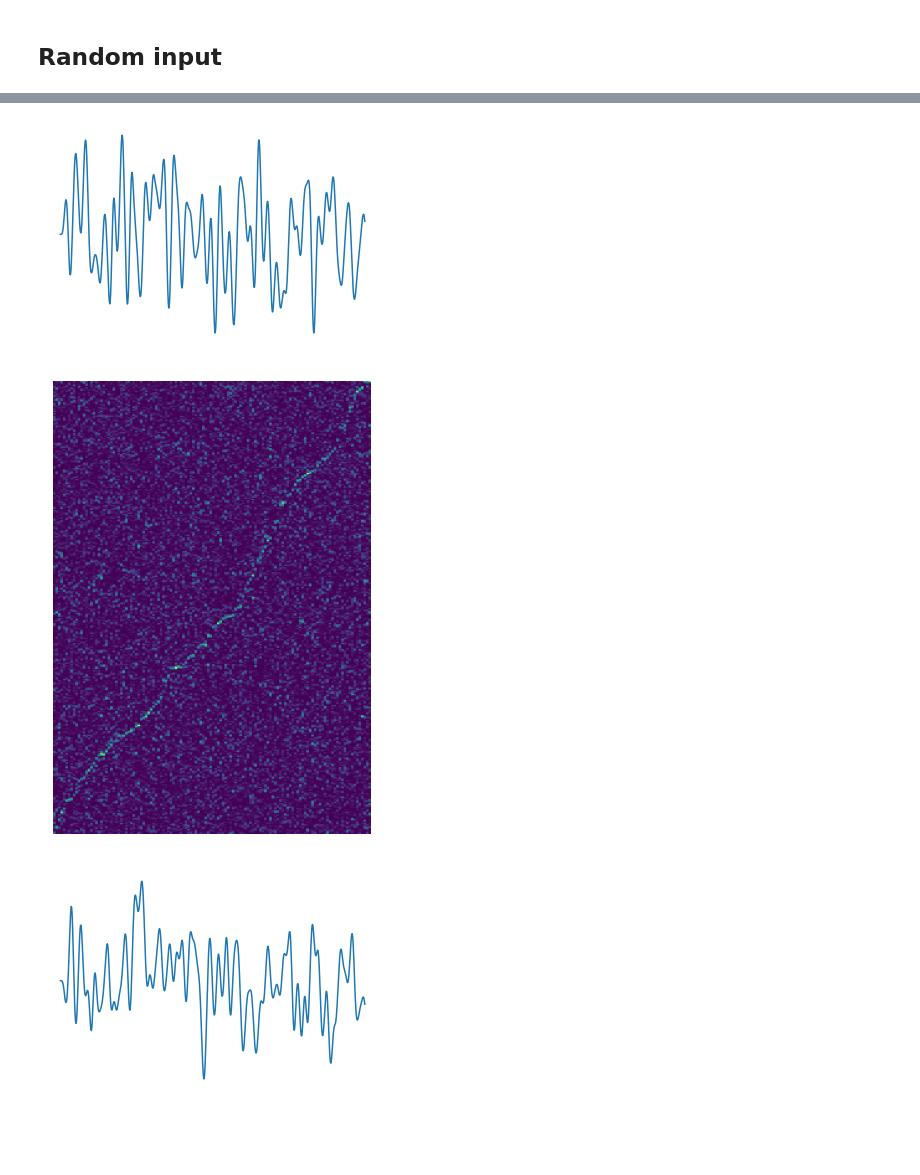
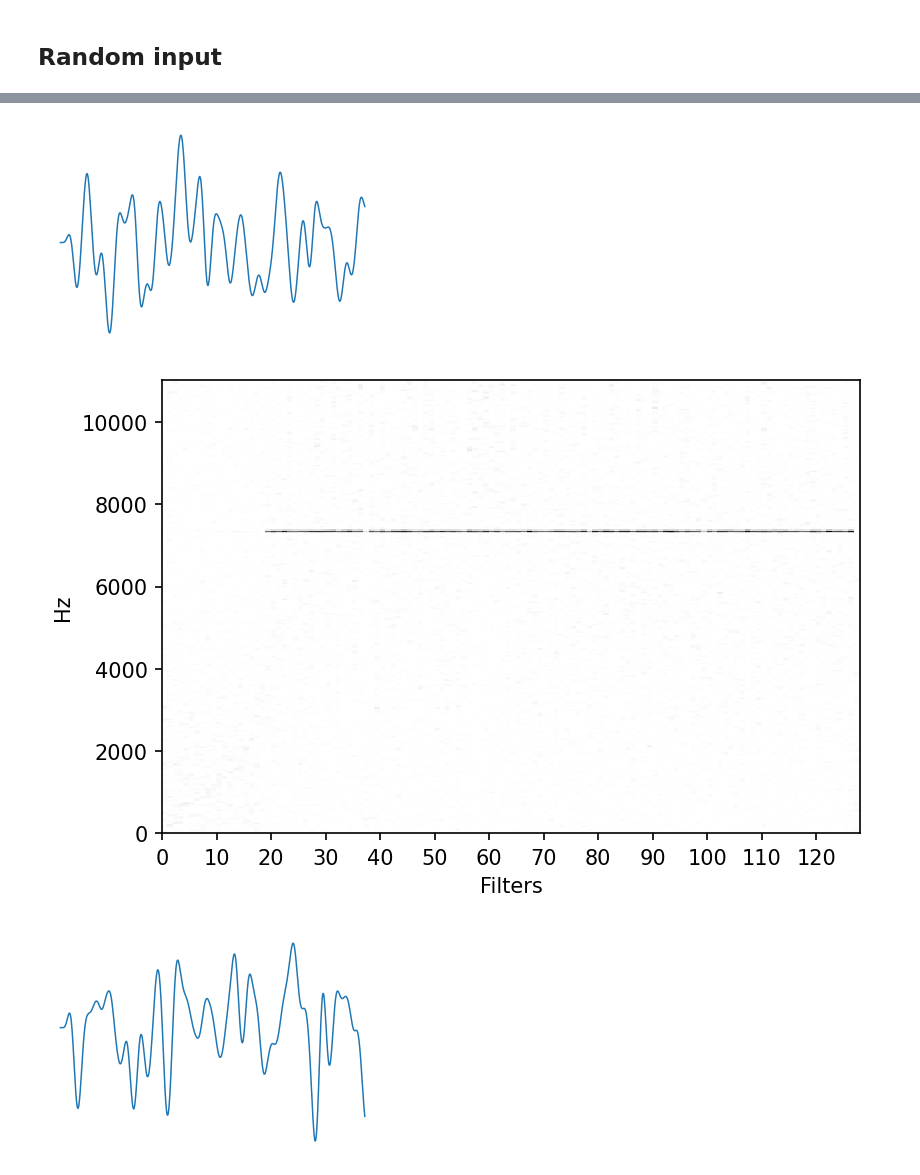
Before and after one commit to Spijkervet/CLMR, a Jupyter notebook: filters.ipynb, the cells around one changed output, grey strips where cells are left out. Drawn from its saved outputs; the diff is of its cells as text; code cells hidden in the pictures; blank space fills up the shorter version.

Commit message:
Updated filter vis
Former-commit-id: 0d0d262b643daa3437ce3f3eecdc61856f581fd3

```diff
--- a/filters.ipynb
+++ b/filters.ipynb
@@ -23,7 +25,7 @@ args.mlp = 0
 args = load_context_config(args)
 args.reload = True
 # %%
-args.lin_eval = False  # first, pre-train, after that, lin. evaluation
+args.lin_eval = True  # first, pre-train, after that, lin. evaluation
 args.n_gpu = torch.cuda.device_count()
 args.device = torch.device("cuda:0" if torch.cuda.is_available() else "cpu")
 args.at_least_one_pos = False
@@ -45,5 +45,5 @@ Num tracks: 1129
 # %%
-model, optimizer, scheduler = load_model(
+model, _, scheduler = load_model(
     args, reload_model=args.reload, name=args.model_name
 )
 
@@ -115,7 +116,9 @@ class SaveFeatures():
         self.args = args
         self.hook = module.register_forward_hook(self.hook_fn)
     def hook_fn(self, module, input, output):
-        self.features = output.detach().clone().requires_grad_(True).to(self.args.device)
+        # .detach().clone().requires_grad_(True).
+#         self.features = output.to(self.args.device)
+        self.features = torch.tensor(output, requires_grad=True, device=args.device)
     def close(self):
         self.hook.remove()
 
@@ -129,7 +132,7 @@ class FilterVisualizer():
         activations = SaveFeatures(self.args, self.model._modules.get(layer)[2])  # register hook
         optimizer = torch.optim.Adam([x], lr=lr)
         for n in range(opt_steps):
-            optimizer.zero_grad() # Reset the gradients
+#             optimizer.zero_grad() # Reset the gradients
             self.model(x)
             loss = -activations.features[0, filter_idx].mean()
             loss.backward() # calculate the gradients of the pixel values with loss.backward()
@@ -169,58 +249,60 @@ filters = [128, 128, 128, 256, 256, 256]
 num_layers = len(filter_model)
 
 vs = FilterVisualizer(args, filter_model)
-for idx, layer in enumerate(range(num_layers)):
+for idx, layer_idx in enumerate(range(num_layers)):
 
     num_filters = filters[idx]
     repetition = int((fftsize/2+1)/num_filters)
 
     fftzed = np.zeros((num_filters, int(fftsize/2+1)))
     for filter_idx in range(0, num_filters):
+        # initialize optimization for layer and filter index
+        vis = CNNAudioVisualisation(filter_model, layer_idx, filter_idx, args.device)
 
-#         input_audio = np.random.random((1, 1, sample_length))
-#         input_audio = (input_audio - 0.5) * 0.03 #1.8
-        input_audio = np.random.uniform(-0.005, 0.005, (1, 1, sample_length))
-        input_audio = torch.from_numpy(input_audio).float().to(args.device)
+        # optimize with randomly generaetd waveform of segment length
+        vis.visualise_layer_with_hooks(sample_length)
+        created_audio = vis.created_wavefrom
 
-#         input_audio = train_loader.dataset.normalise_audio(input_audio)
-        input_audio.requires_grad = True
-
-
-        output = vs.visualize(input_audio, str(layer), filter_idx-1, opt_steps=18)
-        sample = tensor_to_audio_sig(output.detach())
+        sample = tensor_to_audio_sig(created_audio)
         sample = sample - np.mean(sample) # remove dc
 
         # only save the last one to save space
         if filter_idx == num_filters-1:
             plt.clf()
             # low-pass sample to get dominant frequencies
             lowpass_sample = butter_lowpass_filter(sample, 600, args.sample_rate, order=6)
             plt.plot(lowpass_sample)
             plt.axis('off')
-            plt.savefig(f"media/filters_waveform/{layer}_{filter_idx}.png")
+            plt.savefig(f"./media/filters/waveform_{layer_idx}_{filter_idx}.png")
 
-        S = librosa.core.stft(sample,n_fft=fftsize,hop_length=fftsize,win_length=fftsize)
-        X = np.square(np.absolute(S))
-        log_S = np.log10(1+10*X)
-#         print(log_S.shape)
-        log_S = np.squeeze(log_S.astype(np.float32))
-        fftzed[filter_idx] = log_S
+
+        S = librosa.core.stft(sample, n_fft=fftsize, hop_length=fftsize, win_length=fftsize, center=False, window='hamming', dtype=np.complex256)
+
+        # Calculate the spectrogram as the square of the complex magnitude of the STFT
+        S = np.square(np.absolute(S))
+#         log_S = librosa.power_to_db(S, ref=np.max)
+#         log_S = np.log10(1+10*X)
+        fftzed[filter_idx] = np.squeeze(S.astype(np.float32)) # log_S
 
 
     argmaxed = np.argmax(fftzed, axis=1)
     sort_idx = np.argsort(argmaxed)
     sorted_fft = fftzed[sort_idx,:]
-    sorted_fft = np.repeat(sorted_fft, repetition, axis=0)
-#     sorted_fft = np.flip(sorted_fft)
 
     plt.figure(dpi=150)
     plt.clf()
-    plt.imshow(sorted_fft.T, cmap=plt.get_cmap("viridis"))
-    plt.gca().invert_yaxis()
-    plt.axis("off")
-    plt.savefig(f"media/filters_spectrum/{layer}.png")
+    sorted_fft = np.repeat(sorted_fft, repetition, axis=0)
+    librosa.display.specshow(sorted_fft.T, cmap='gray_r', y_axis="linear") # log
+
+
+#     plt.imshow(sorted_fft.T, cmap=plt.get_cmap("viridis"))
+#     plt.gca().invert_yaxis()
+#     plt.axis("off")
+    plt.xticks(np.arange(0, num_filters*repetition, 20), [int(x/repetition) for x in np.arange(0, num_filters*repetition, 20)])
+    plt.xlabel("Filters")
+    plt.savefig(f"media/filters_spectrum/{layer_idx}.png")
     plt.show()
 # %% [output]
-[figure, old version]
+[figure, new version]
-[figure, old version]
+[figure, new version]
-[figure, old version]
+[figure, new version]
```
Also changed, not shown: parts of 13 cells of this notebook.
